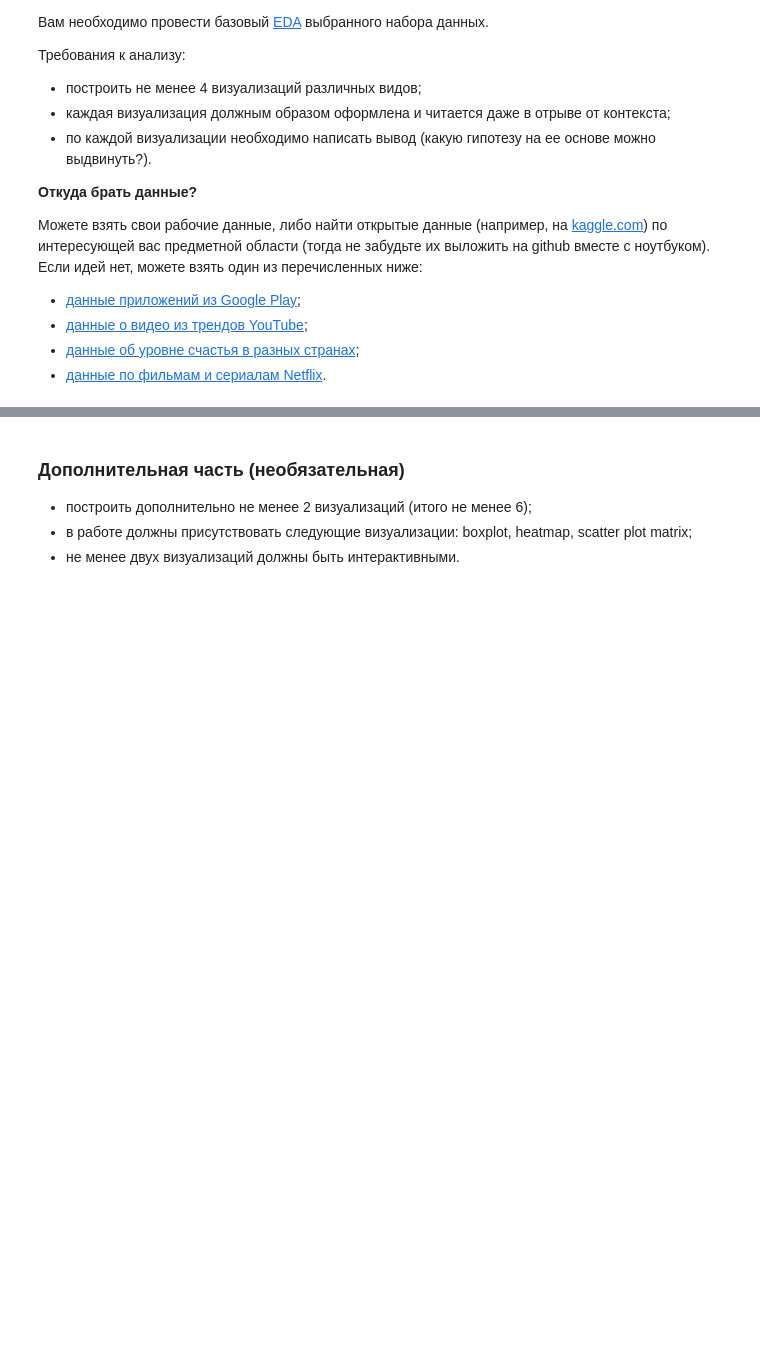
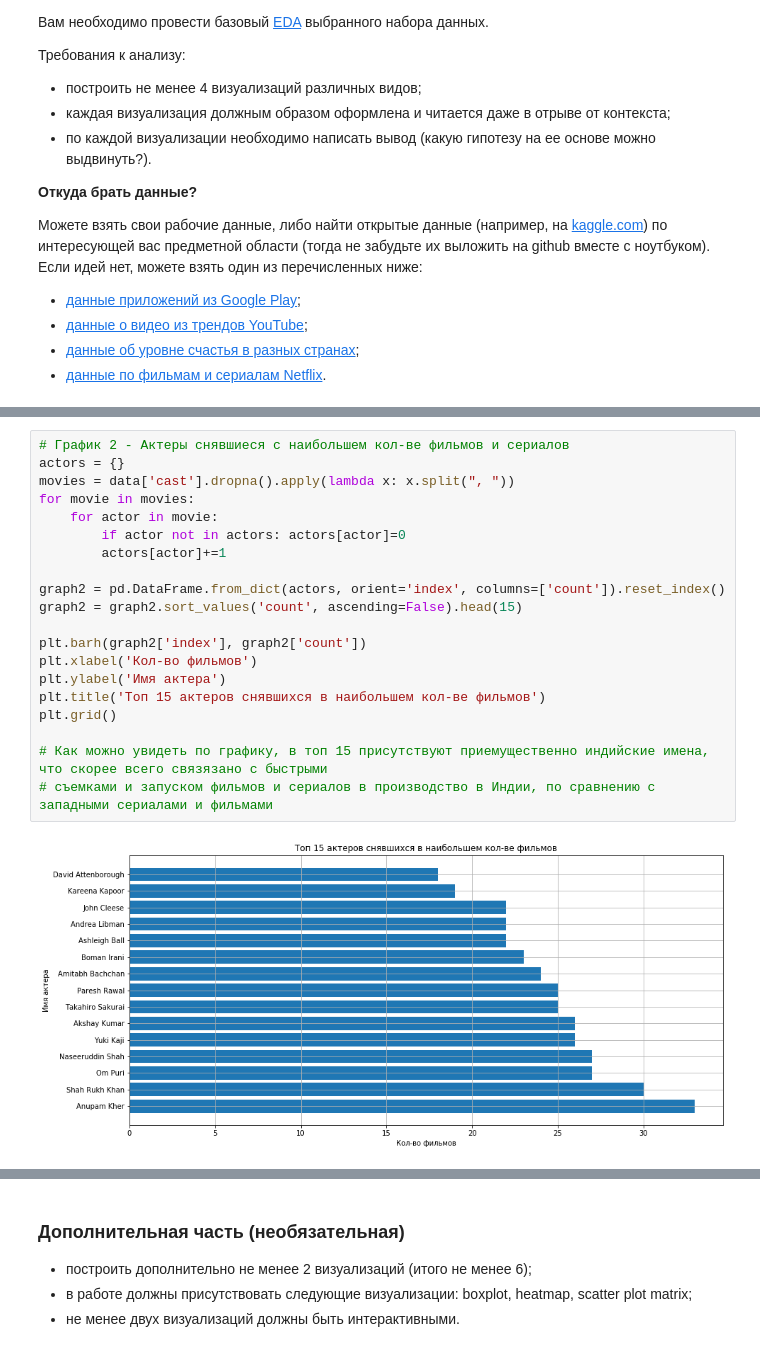
Before and after one commit to iamdenizzz/pyda-10, a Jupyter notebook: 15/Homework_15.ipynb, the cells around one changed output, grey strips where cells are left out. Drawn from its saved outputs; the diff is of its cells as text; blank space fills up the shorter version.

```diff
--- a/15/Homework_15.ipynb
+++ b/15/Homework_15.ipynb
@@ -80,0 +57,22 @@ plt.grid()
+# %%
+# График 2 - Актеры снявшиеся с наибольшем кол-ве фильмов и сериалов
+actors = {}
+movies = data['cast'].dropna().apply(lambda x: x.split(", "))
+for movie in movies:
+    for actor in movie:
+        if actor not in actors: actors[actor]=0
+        actors[actor]+=1
+
+graph2 = pd.DataFrame.from_dict(actors, orient='index', columns=['count']).reset_index()
+graph2 = graph2.sort_values('count', ascending=False).head(15)
+
+plt.barh(graph2['index'], graph2['count'])
+plt.xlabel('Кол-во фильмов')
+plt.ylabel('Имя актера')
+plt.title('Топ 15 актеров снявшихся в наибольшем кол-ве фильмов')
+plt.grid()
+
+# Как можно увидеть по графику, в топ 15 присутствуют приемущественно индийские имена, что скорее всего связязано с быстрыми
+# съемками и запуском фильмов и сериалов в производство в Индии, по сравнению с западными сериалами и фильмами
+# %% [output]
+[figure, added]
```
Also changed, not shown: parts of 7 cells of this notebook.
